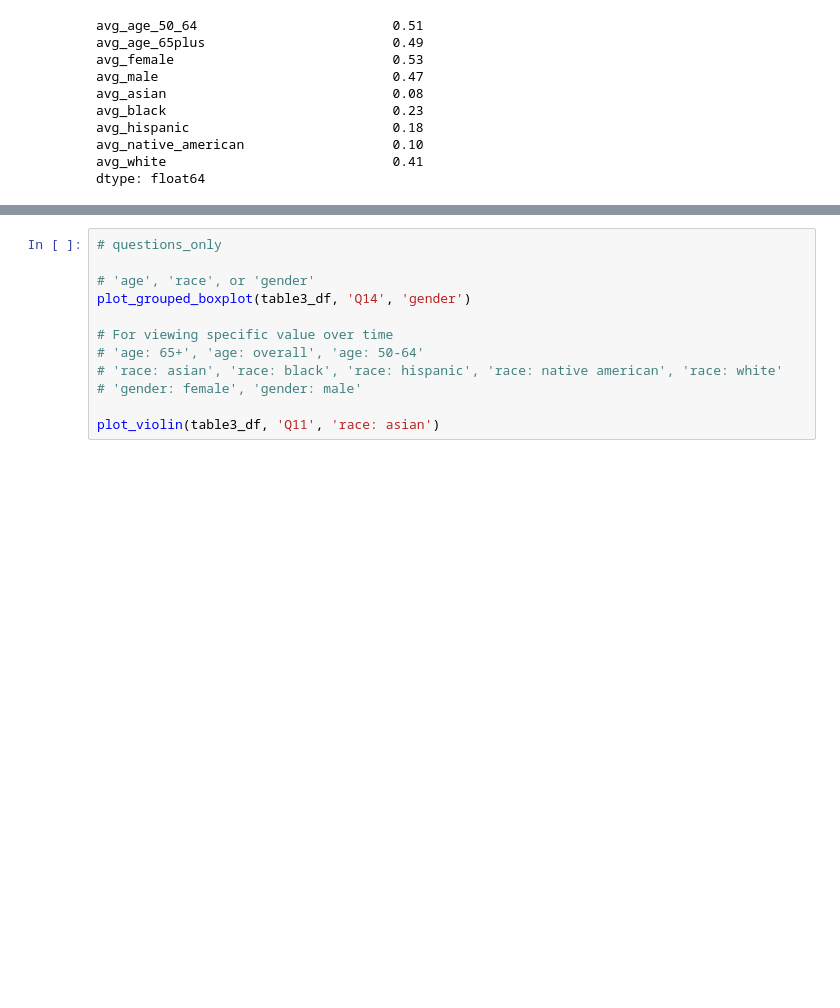
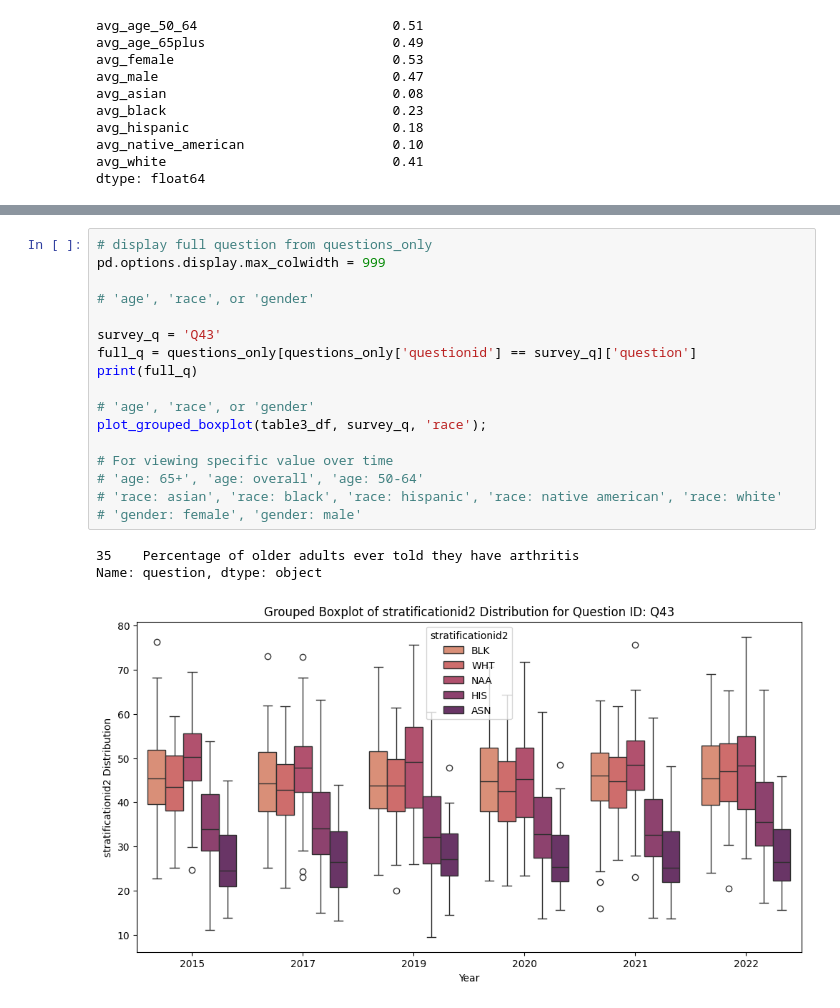
Before and after one commit to WulfNovak/python_data_cleaning, a Jupyter notebook: alz_health_data_clean.ipynb, the cells around one changed output, grey strips where cells are left out. Drawn from its saved outputs; the diff is of its cells as text; blank space fills up the shorter version.

Commit message:
params for visualizations

```diff
--- a/alz_health_data_clean.ipynb
+++ b/alz_health_data_clean.ipynb
@@ -676,12 +769,21 @@ def plot_grouped_boxplot(df, questionid, stratum): # 'age', 'race', 'gender'
 # %%
-# questions_only
+# display full question from questions_only
+pd.options.display.max_colwidth = 999
 
 # 'age', 'race', or 'gender'
-plot_grouped_boxplot(table3_df, 'Q14', 'gender')
+
+survey_q = 'Q43'
+full_q = questions_only[questions_only['questionid'] == survey_q]['question']
+print(full_q)
+
+# 'age', 'race', or 'gender'
+plot_grouped_boxplot(table3_df, survey_q, 'race');
 
 # For viewing specific value over time
 # 'age: 65+', 'age: overall', 'age: 50-64'
 # 'race: asian', 'race: black', 'race: hispanic', 'race: native american', 'race: white'
 # 'gender: female', 'gender: male'
-
-plot_violin(table3_df, 'Q11', 'race: asian')
+# %% [output]
+35    Percentage of older adults ever told they have arthritis
+Name: question, dtype: object
+[figure, added]
```
Also changed, not shown: parts of 8 cells of this notebook.
